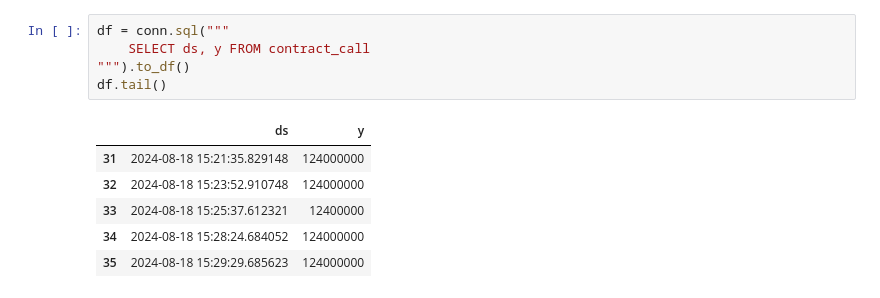
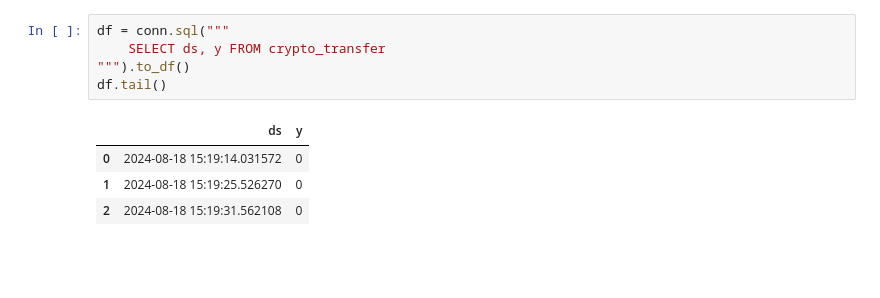
Before and after one commit to balojey/pranatics, a Jupyter notebook: playground/hedera_data_demo.ipynb, the cells around one changed output. Drawn from its saved outputs; the diff is of its cells as text; blank space fills up the shorter version.

```diff
--- a/playground/hedera_data_demo.ipynb
+++ b/playground/hedera_data_demo.ipynb
@@ -100,15 +91,13 @@ conn.sql("""
 # %%
 df = conn.sql("""
-    SELECT ds, y FROM contract_call
+    SELECT ds, y FROM crypto_transfer
 """).to_df()
 df.tail()
 # %% [output]
 |  | ds | y |
-| 31 | 2024-08-18 15:21:35.829148 | 124000000 |
-| 32 | 2024-08-18 15:23:52.910748 | 124000000 |
-| 33 | 2024-08-18 15:25:37.612321 | 12400000 |
-| 34 | 2024-08-18 15:28:24.684052 | 124000000 |
-| 35 | 2024-08-18 15:29:29.685623 | 124000000 |
+| 0 | 2024-08-18 15:19:14.031572 | 0 |
+| 1 | 2024-08-18 15:19:25.526270 | 0 |
+| 2 | 2024-08-18 15:19:31.562108 | 0 |
 # %%
 m.fit(df)
 future = m.make_future_dataframe(periods=1, freq="H")
```
Also changed, not shown: parts of 12 cells of this notebook.
